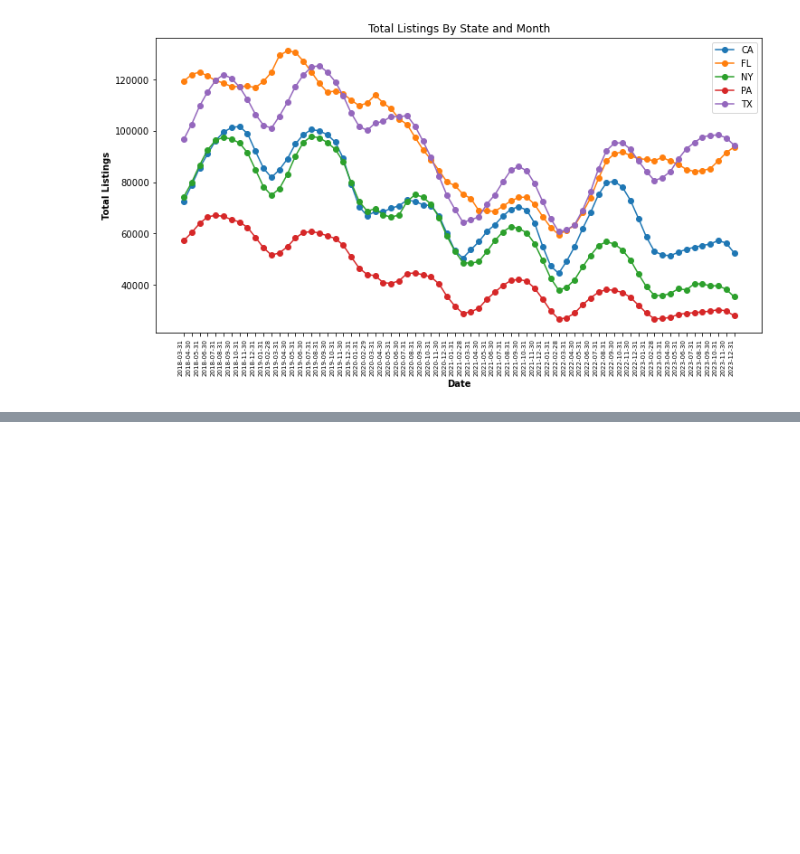
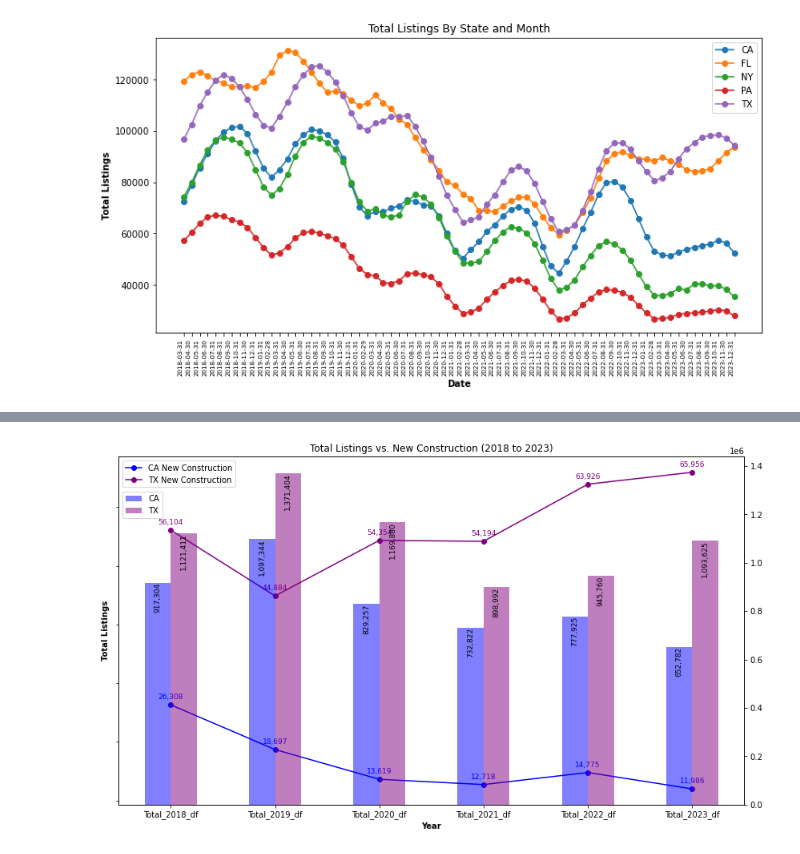
Before and after one commit to JAMayo13240/Data-Analysis-Project-3, a Jupyter notebook: Zillow Analysis.ipynb, the cells around one changed output, grey strips where cells are left out. Saved outputs shown, nothing was run; the diff lists cells and outputs as text; code cells hidden in the pictures; blank space fills up the shorter version.

```diff
--- a/Final.ipynb
+++ b/Zillow Analysis.ipynb
@@ -913,0 +793,76 @@ plt.show()
+# %%
+# Assuming your DataFrames are named 'new_con' and 'df'
+new_con = pd.read_csv('data/Metro_new_con_sales_count_raw_uc_sfrcondo_month.csv')
+df = pd.read_csv('data/Metro_invt_fs_uc_sfr_sm_month.csv')
+# Selecting relevant columns for 'new_con'
+selected_columns_new_con = ['StateName'] + [col for col in new_con.columns if any(year in col for year in ['2018', '2019', '2020', '2021', '2022', '2023'])]
+selected_data_new_con = new_con[selected_columns_new_con]
+# Filter the data for proper states for 'new_con'
+selected_data_ny_tx_new_con = selected_data_new_con[selected_data_new_con['StateName'].isin(['CA', 'TX'])]
+# Create a new column for each year and add the values for each for 'new_con'
+for year in range(2018, 2024):
+    selected_data_ny_tx_new_con[f'Total_{year}_new_con'] = selected_data_ny_tx_new_con.apply(lambda row: row.filter(like=str(year)).sum(), axis=1)
+# Group by state and select the total for each year for 'new_con'
+total_listings_2018_to_2023_df_new_con = selected_data_ny_tx_new_con.groupby('StateName')[[f'Total_{year}_new_con' for year in range(2018, 2024)]].sum()
+# Select relevant columns for 'df'
+selected_columns_df = ['StateName'] + [col for col in df.columns if any(year in col for year in ['2018', '2019', '2020', '2021', '2022', '2023'])]
+selected_data_df = df[selected_columns_df]
+# Filter data for proper states for 'df'
+selected_data_ny_tx_df = selected_data_df[selected_data_df['StateName'].isin(['CA', 'TX'])]
+# Create a new column for each year and add the values for each for 'df'
+for year in range(2018, 2024):
+    selected_data_ny_tx_df[f'Total_{year}_df'] = selected_data_ny_tx_df.apply(lambda row: row.filter(like=str(year)).sum(), axis=1)
+# Group by state and select the total for each year for 'df'
+total_listings_2018_to_2023_df_df = selected_data_ny_tx_df.groupby('StateName')[[f'Total_{year}_df' for year in range(2018, 2024)]].sum()
+
+# Plot the combined chart
+fig, ax1 = plt.subplots(figsize=(14, 8))
+
+# Plot lines for TX and CA for 'new_con' on the primary y-axis
+for state, color in zip(total_listings_2018_to_2023_df_new_con.index, ['blue', 'purple']):
+    ax1.plot(total_listings_2018_to_2023_df_new_con.columns, total_listings_2018_to_2023_df_new_con.loc[state], label=f'{state} New Construction', marker='o', color=color)
+
+    # Annotate each point with its exact value
+    for i, txt in enumerate(total_listings_2018_to_2023_df_new_con.loc[state]):
+        ax1.annotate(f'{int(txt):,}',
+                     (total_listings_2018_to_2023_df_new_con.columns[i], txt),
+                     textcoords="offset points",
+                     xytext=(0, 5),
+                     ha='center', va='bottom',
+                     fontsize=9,
+                     color=color)
+
+# Set labels and title for the primary y-axis
+ax1.set_xlabel('Year', fontweight='bold')
+ax1.set_ylabel('Total Listings', fontweight='bold')
+ax1.yaxis.set_major_formatter(FuncFormatter(lambda x, _: ''))  # Empty formatter to remove tick labels
+
+# Create a secondary y-axis for 'df' (new construction)
+ax2 = ax1.twinx()
+# Plot bars for TX and CA for 'df' on the secondary y-axis
+total_listings_2018_to_2023_df_df.T.plot(kind='bar', ax=ax2, alpha=0.5, color=['blue', 'purple'], label=[f"{state} 'Total Listings' (df)" for state in total_listings_2018_to_2023_df_df.index])
+
+# Annotate each bar with its exact value
+for p in ax2.patches:
+    ax2.annotate(f'{int(p.get_height()):,}',
+                 (p.get_x() + p.get_width() / 2., p.get_height() if p.get_height() >= 0 else p.get_height() - 200),
+                 ha='center', va='top',
+                 xytext=(0, 0),
+                 textcoords='offset points',
+                 fontsize=9,
+                 color='black',
+                 rotation='vertical')
+
+# Add legend for both y-axes
+ax1.legend(loc='upper left', bbox_to_anchor=(0.00, 0.999))
+ax2.legend(loc='upper left', bbox_to_anchor=(0.00, 0.911))
+
+# Set title
+plt.title('Total Listings vs. New Construction (2018 to 2023)')
+
+# Save the plot as PNG with a less opaque background
+plt.savefig('output/combined_chart.png', format='png', bbox_inches='tight', transparent=True, facecolor=(1, 1, 1, 0.8))
+
+# Show the plot
+plt.show()
+# %% [output]
@@ -913,0 +886 @@ plt.show()
+[figure, added]
```
Also changed, not shown: parts of 10 cells of this notebook, 27 other files.
